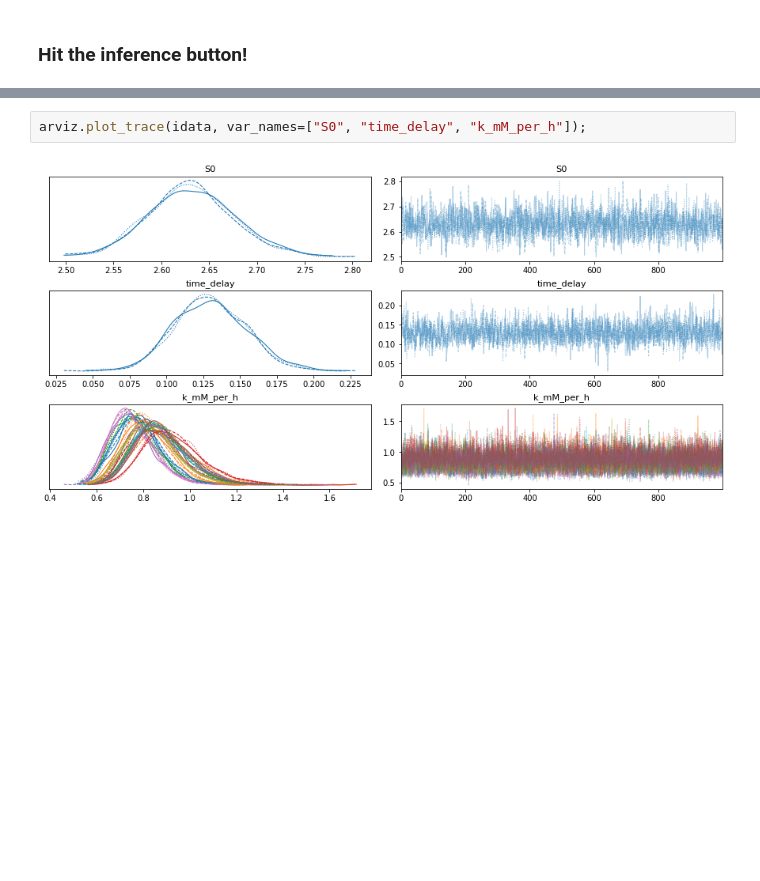
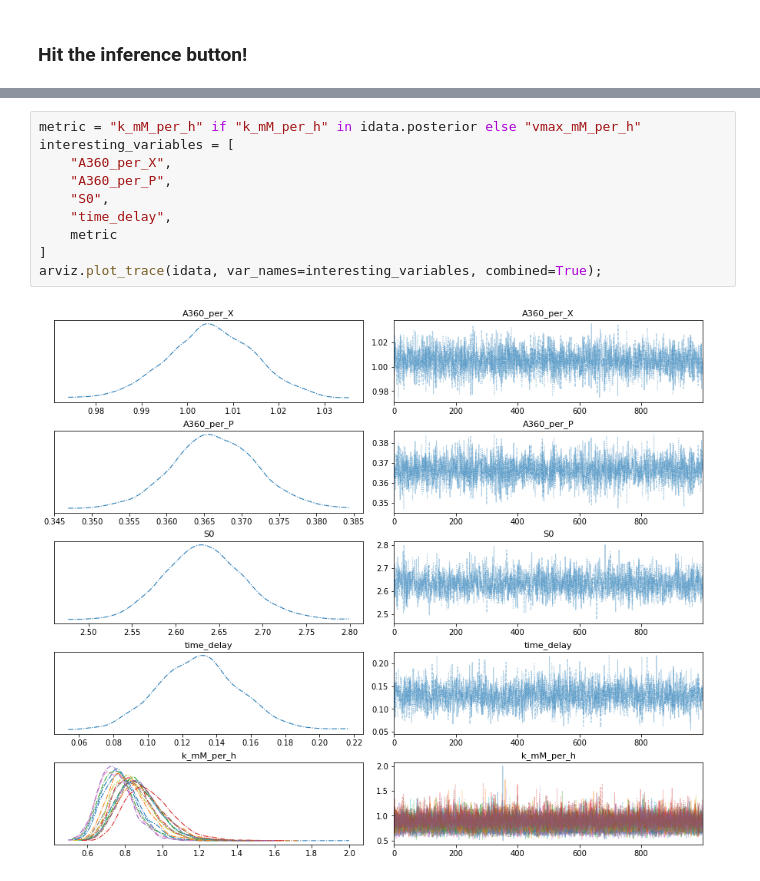
Before and after one commit to JuBiotech/diginbio-car-paper, a Jupyter notebook: notebooks/02_Model Fitting.ipynb, the cells around one changed output, grey strips where cells are left out. Drawn from its saved outputs; the diff is of its cells as text; blank space fills up the shorter version.

```diff
--- a/notebooks/02_Model Fitting.ipynb
+++ b/notebooks/02_Model Fitting.ipynb
@@ -68,7 +55,15 @@ Sampling 3 chains for 1_000 tune and 1_000 draw iterations (3_000 + 3_000 draws
 0, dim: sampling_cycle, 5 =? 5
 1, dim: reaction_well, 16 =? 16
 # %%
-arviz.plot_trace(idata, var_names=["S0", "time_delay", "k_mM_per_h"]);
+metric = "k_mM_per_h" if "k_mM_per_h" in idata.posterior else "vmax_mM_per_h"
+interesting_variables = [
+    "A360_per_X",
+    "A360_per_P",
+    "S0",
+    "time_delay",
+    metric
+]
+arviz.plot_trace(idata, var_names=interesting_variables, combined=True);
 # %% [output]
-[figure, old version]
+[figure, new version]
 # %%
```
Also changed, not shown: parts of 8 cells of this notebook, 3 other files.
